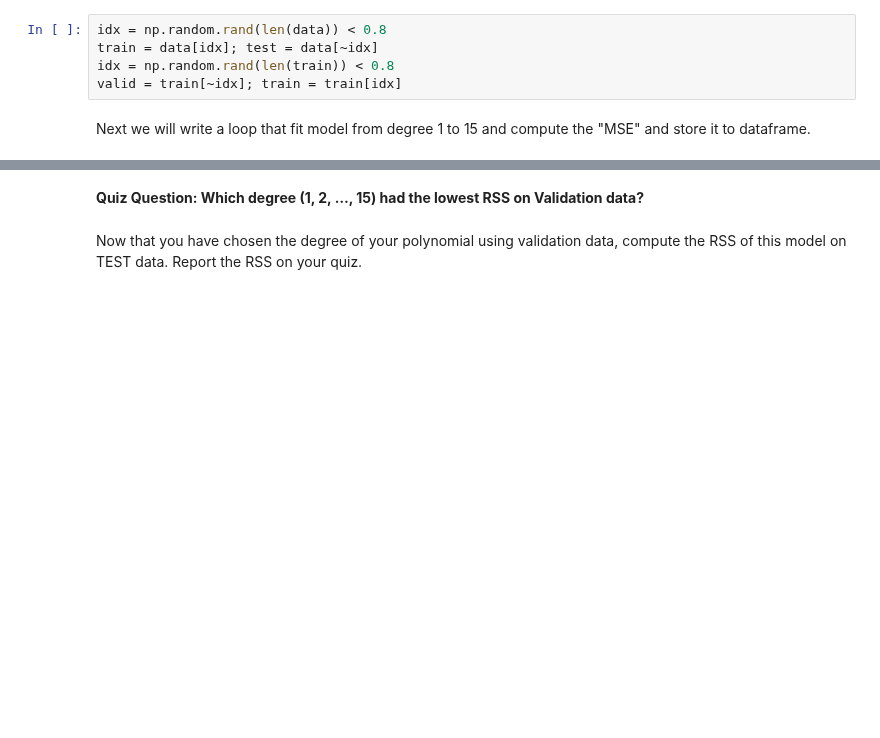
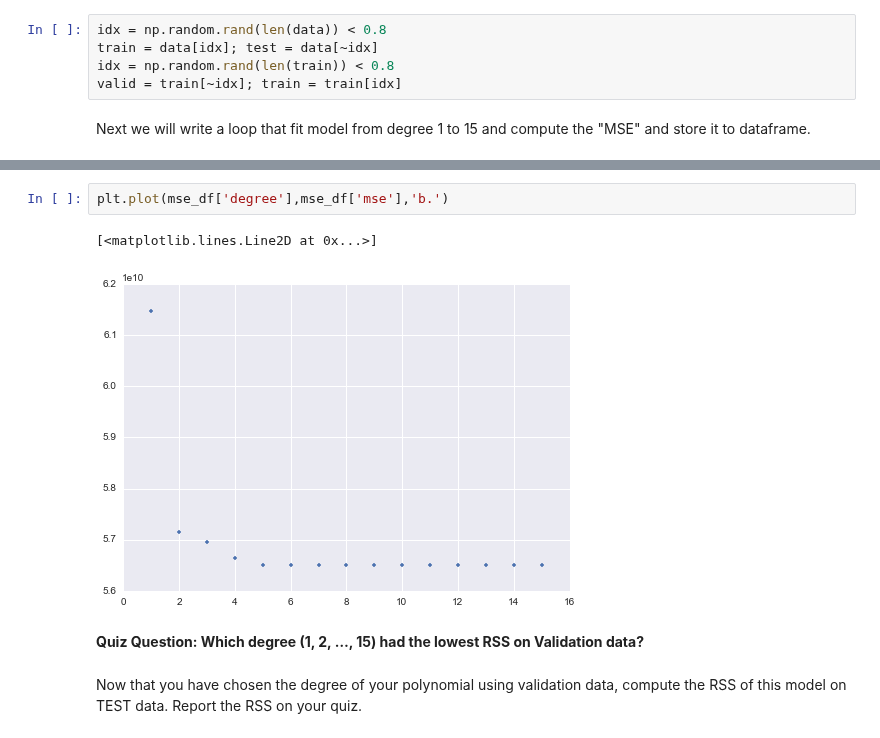
Before and after one commit to benjaminsw/regression, a Jupyter notebook: kc_house/Polynomial Regression.ipynb, the cells around one changed output, grey strips where cells are left out. Cells and saved outputs as stored; diff of their text form; blank space fills up the shorter version.

```diff
--- a/kc_house/Polynomial Regression.ipynb
+++ b/kc_house/Polynomial Regression.ipynb
@@ -330,3 +345,8 @@ mse_df
+# %%
+plt.plot(mse_df['degree'],mse_df['mse'],'b.')
+# %% [output]
+[<matplotlib.lines.Line2D at 0x...>]
+[figure, added]
 # %% [markdown]
 **Quiz Question: Which degree (1, 2, …, 15) had the lowest RSS on Validation data?**
 # %% [markdown]
```
Also changed, not shown: parts of 1 cell of this notebook.
